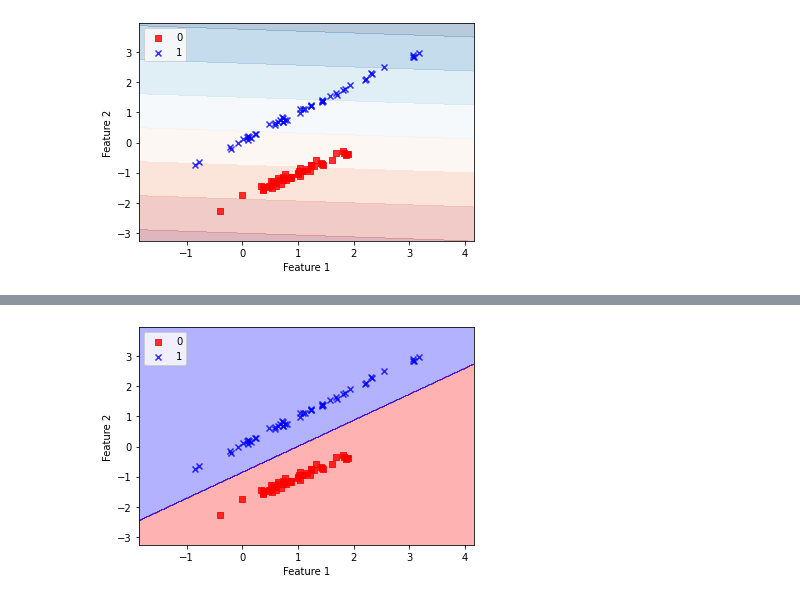
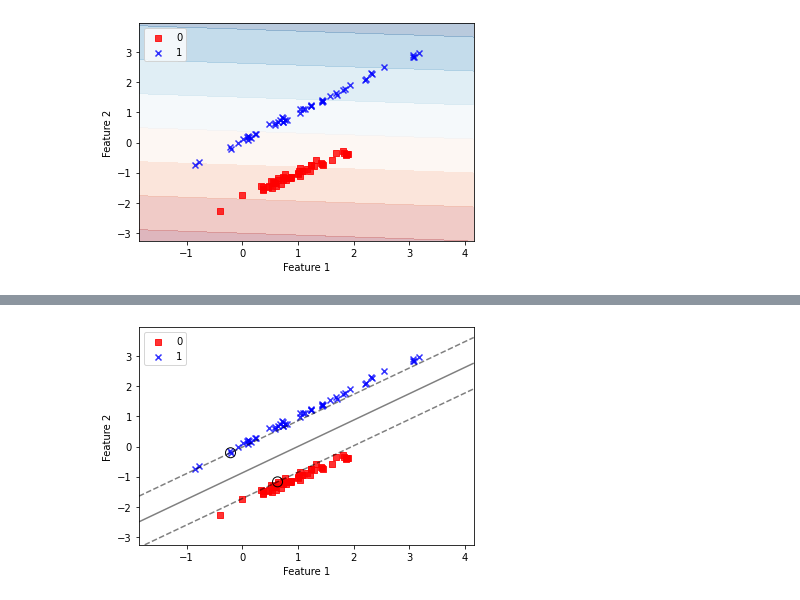
Before and after one commit to fdalforno/basic_course, a Jupyter notebook: 05 - Algoritmi.ipynb, the cells around one changed output, grey strips where cells are left out. Drawn from its saved outputs; the diff is of its cells as text; code cells hidden in the pictures.

```diff
--- a/05 - Algoritmi.ipynb
+++ b/05 - Algoritmi.ipynb
@@ -455,9 +502,9 @@ Ma guardiamo come si comportano le linee di separazione, se notate più sono gra
 # %%
 from sklearn.svm import SVC
 
-svm = SVC(kernel='linear',C=1)
+svm = SVC(kernel='linear',C=10)
 svm.fit(X, y)
 
-dataset.plot_decision_region(X,y,svm)
+dataset.plot_separating_hyperplane(X,y,svm)
 # %% [output]
-[figure, old version]
+[figure, new version]
```
Also changed, not shown: parts of 25 cells of this notebook, 7 other files.
